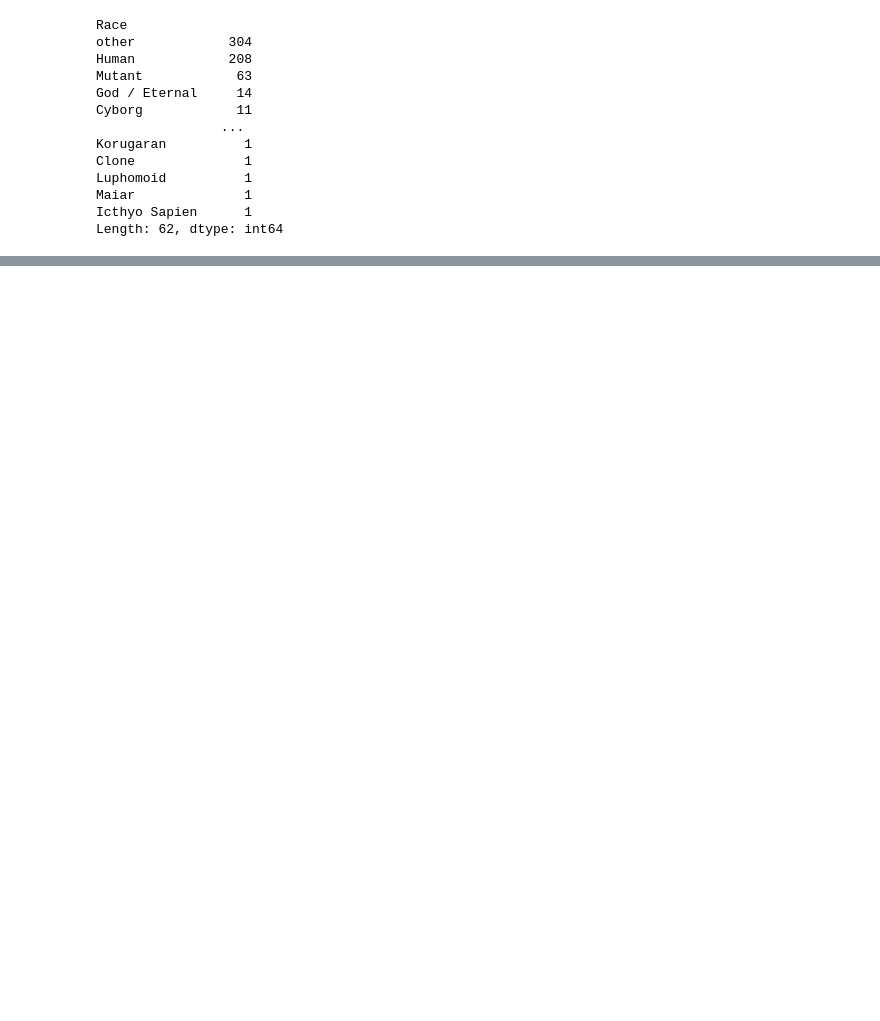
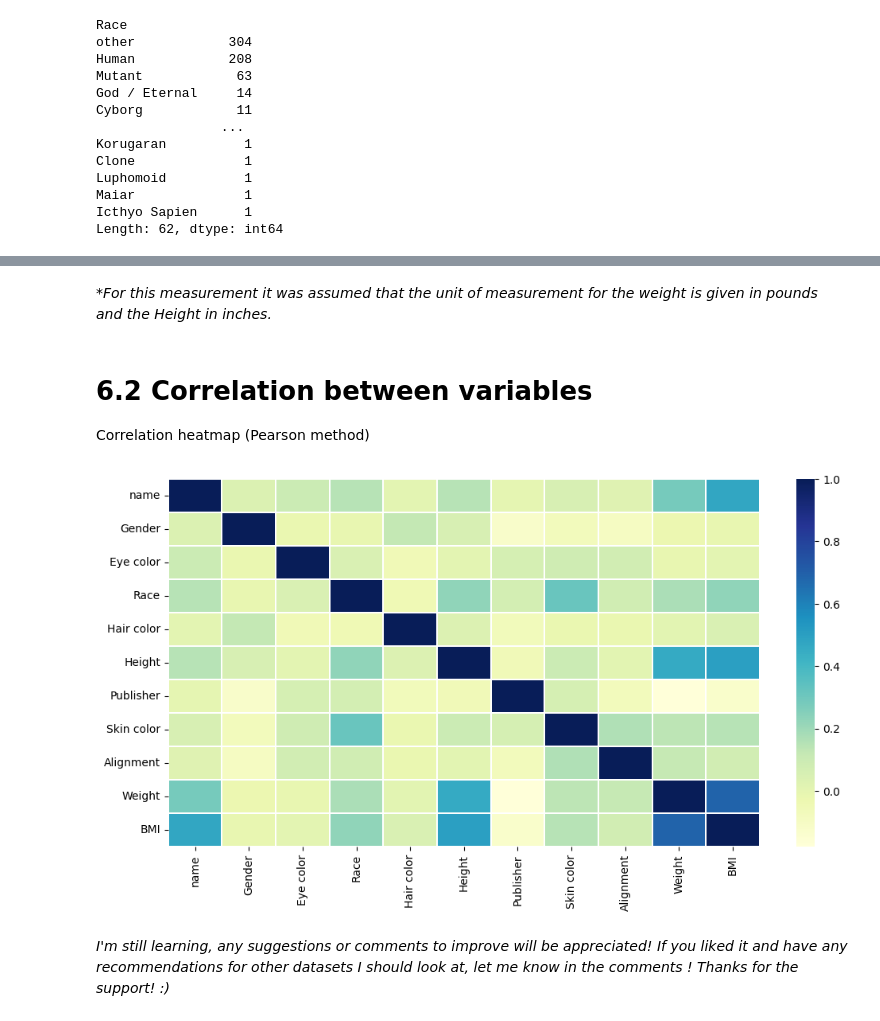
Before and after one commit to Juli27co/epic-facts-of-heroes-and-villains-comics, a Jupyter notebook: epic-facts-of-heroes-and-villains-comics.ipynb, the cells around one changed output, grey strips where cells are left out. Saved outputs shown, nothing was run; the diff lists cells and outputs as text; code cells hidden in the pictures; blank space fills up the shorter version.

```diff
--- a/epic-facts-of-heroes-and-villains-comics.ipynb
+++ b/epic-facts-of-heroes-and-villains-comics.ipynb
@@ -947,0 +991,6 @@ fig.show()
+# %%
+#create colum 'BMI' and define BMI formula
+bmi=(df_info['Weight']/(df_info['Height']**2))*703
+
+df_info.loc[:,'BMI']=bmi
+df_info.head()
@@ -947,0 +1018,14 @@ fig.show()
+# %% [markdown]
+**For this measurement it was assumed that the unit of measurement for the weight is given in pounds and the Height in inches.*
+# %% [markdown]
+# 6.2 Correlation between variables
+Correlation heatmap (Pearson method)
+# %%
+plt.figure(figsize=(12, 6))
+corr = df_info.apply(lambda x: pd.factorize(x)[0]).corr()
+ax = sns.heatmap(corr, xticklabels=corr.columns, yticklabels=corr.columns,
+                 linewidths=.2, cmap="YlGnBu")
+# %% [output]
+[figure, added]
+# %% [markdown]
+*I'm still learning, any suggestions or comments to improve will be appreciated! If you liked it and have any recommendations for other datasets I should look at, let me know in the comments ! Thanks for the support! :)*
```
Also changed, not shown: parts of 53 cells of this notebook.
